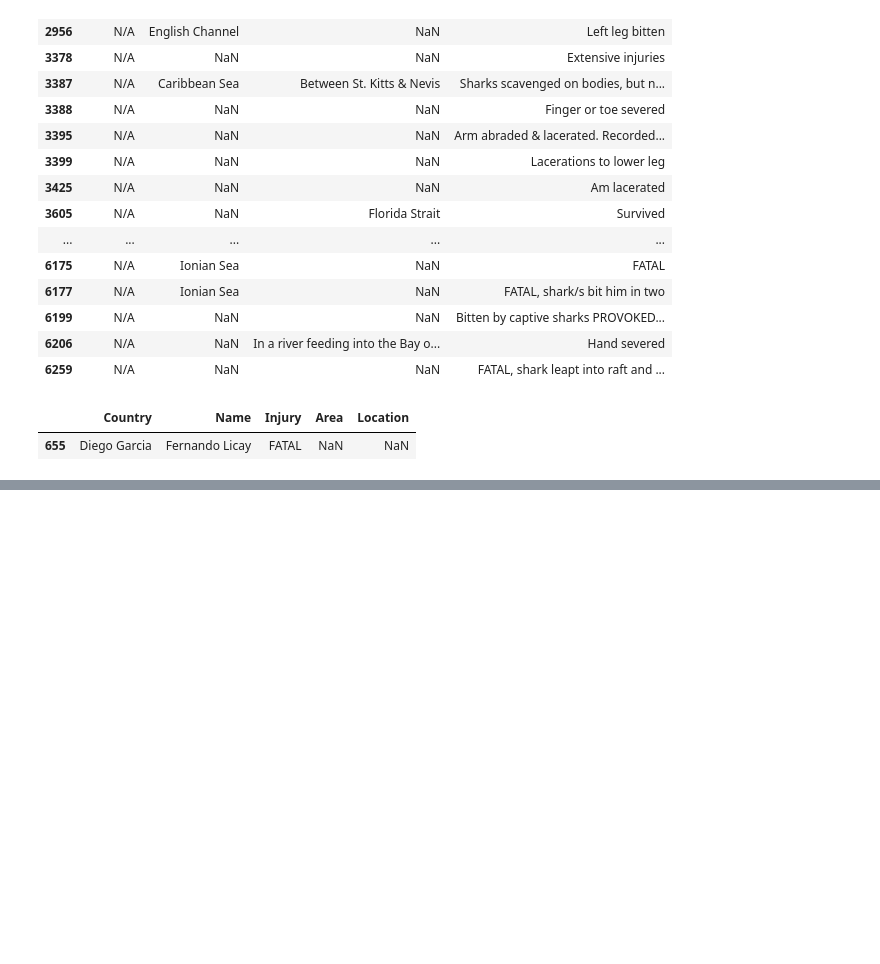
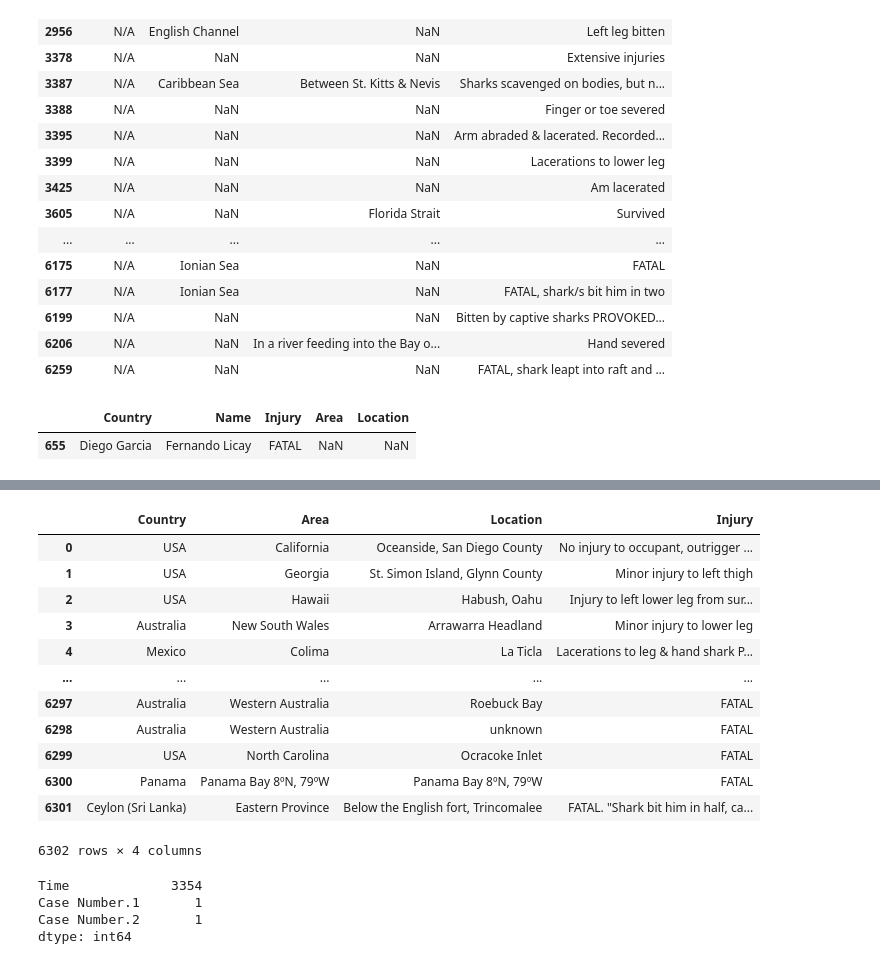
Before and after one commit to NereaRiveiro/Proyecto-1_Sharkniceria, a Jupyter notebook: src/main.ipynb, the cells around one changed output, grey strips where cells are left out. Cells and saved outputs as stored; diff of their text form; code cells hidden in the pictures; blank space fills up the shorter version.

```diff
--- a/src/main.ipynb
+++ b/src/main.ipynb
@@ -622,0 +627,34 @@ def completar_columna(df, columna_revisar, columna_completar):
+# %%
+def completar_valores(row):
+    if pd.isnull(row['Area']):
+        row['Area'] = row['Location']
+    if pd.isnull(row['Area']) and pd.isnull(row['Location']):
+        row['Area'] = 'unknown'
+    if pd.isnull(row['Location']):
+        row['Location'] = 'unknown'
+    return row
+
+shark_cnulos = shark_cnulos.apply(completar_valores, axis=1)
+# %%
+shark_cnulos[['Country', 'Area', 'Location', 'Injury']]
+# %% [output]
+|  | Country | Area | Location | Injury |
+| 0 | USA | California | Oceanside, San Diego County | No injury to occupant, outrigger ... |
+| 1 | USA | Georgia | St. Simon Island, Glynn County | Minor injury to left thigh |
+| 2 | USA | Hawaii | Habush, Oahu | Injury to left lower leg from sur... |
+| 3 | Australia | New South Wales | Arrawarra Headland | Minor injury to lower leg |
+| 4 | Mexico | Colima | La Ticla | Lacerations to leg & hand shark P... |
+| ... | ... | ... | ... | ... |
+| 6297 | Australia | Western Australia | Roebuck Bay | FATAL |
+| 6298 | Australia | Western Australia | unknown | FATAL |
+| 6299 | USA | North Carolina | Ocracoke Inlet | FATAL |
+| 6300 | Panama | Panama Bay 8ºN, 79ºW | Panama Bay 8ºN, 79ºW | FATAL |
+| 6301 | Ceylon (Sri Lanka) | Eastern Province | Below the English fort, Trincomalee | FATAL. "Shark bit him in half, ca... |
+6302 rows × 4 columns
+# %%
+nulitos(shark_cnulos)
+# %% [output]
+Time             3354
+Case Number.1       1
+Case Number.2       1
+dtype: int64
```
Also changed, not shown: parts of 10 cells of this notebook, 2 other files.
